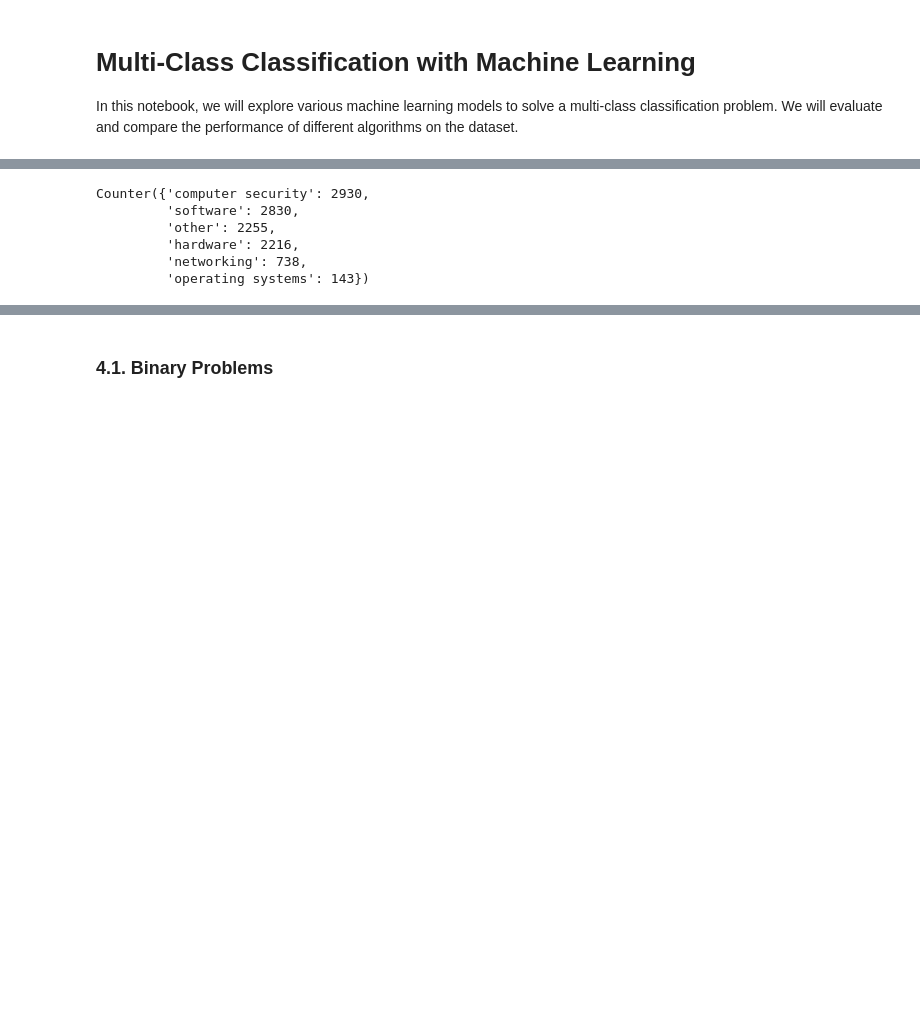
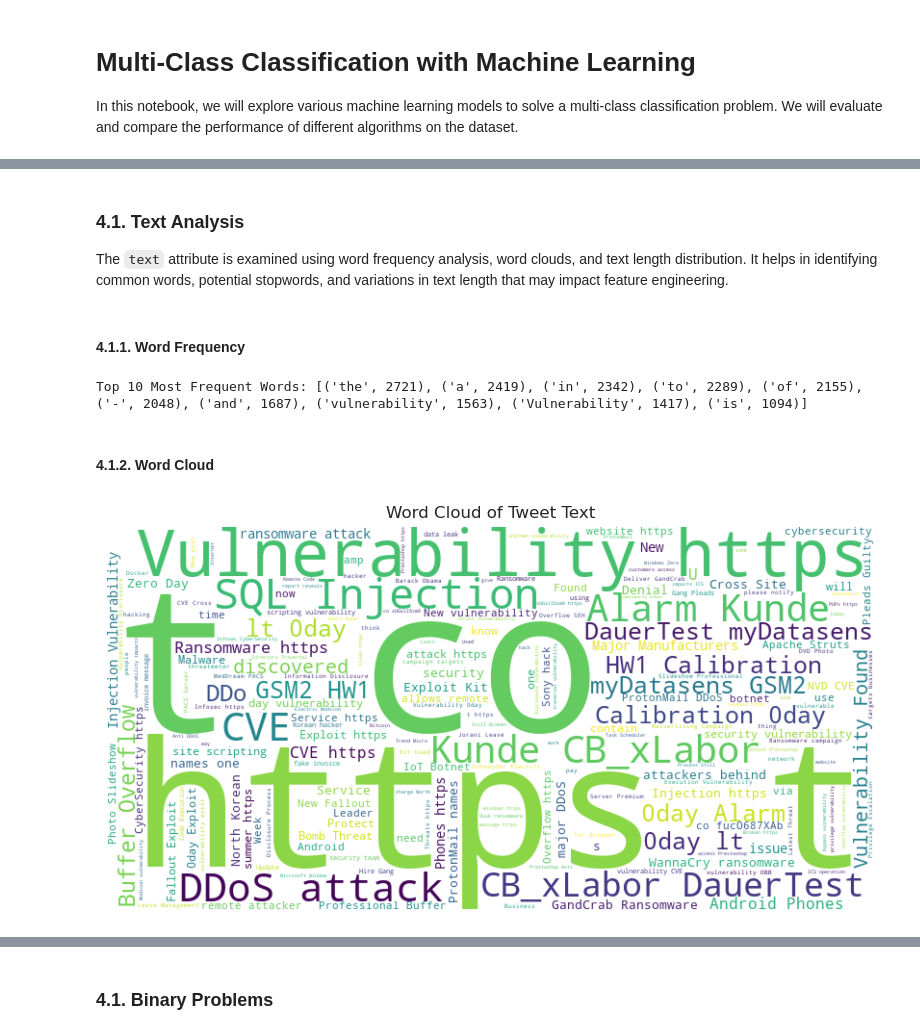
Before and after one commit to IrfEazy/msc-thesis, a Jupyter notebook: MultiLabelClassification.ipynb, the cells around one changed output, grey strips where cells are left out. Cells and saved outputs as stored; diff of their text form; code cells hidden in the pictures; blank space fills up the shorter version.

```diff
--- a/MultiLabelClassification.ipynb
+++ b/MultiLabelClassification.ipynb
@@ -191,26 +209,0 @@ For the goal of the project, the categories of interest are:
-# %%
-FIX_TARGETS = {
-    'computer security': 'computer security',
-    'operating systems': 'operating systems',
-    'software': 'software',
-    'programming languages': 'software',
-    'hardware': 'hardware',
-    'electronic components': 'hardware',
-    'networking': 'networking',
-    'internet technology': 'networking'
-}
-
-chosen_categories = [
-    list(set(FIX_TARGETS.keys()) & set(s))
-    for s in threat_tweets['watson_list']
-]
-
-for i, watson_list in enumerate(chosen_categories):
-    temp = list(set([FIX_TARGETS[c] for c in watson_list]))
-    if len(temp) < 1:
-        temp = ['other']
-    chosen_categories[i] = temp
-
-threat_tweets['target'] = chosen_categories
-
-threat_tweets.head()
@@ -224,10 +210,28 @@ threat_tweets.head()
-# %%
-counts_classes = Counter([item[0] for item in chosen_categories])
-counts_classes
-# %% [output]
-Counter({'computer security': 2930,
-         'software': 2830,
-         'other': 2255,
-         'hardware': 2216,
-         'networking': 738,
-         'operating systems': 143})
+# %% [markdown]
+### 4.1. Text Analysis
+The `text` attribute is examined using word frequency analysis, word clouds, and text length distribution.
+It helps in identifying common words, potential stopwords, and variations in text length that may impact feature engineering.
+# %% [markdown]
+#### 4.1.1. Word Frequency
+# %%
+all_words = ' '.join(threat_tweets['text']).split()
+word_freq = Counter(all_words)
+print("Top 10 Most Frequent Words:", word_freq.most_common(10))
+# %% [output]
+Top 10 Most Frequent Words: [('the', 2721), ('a', 2419), ('in', 2342), ('to', 2289), ('of', 2155), ('-', 2048), ('and', 1687), ('vulnerability', 1563), ('Vulnerability', 1417), ('is', 1094)]
+# %% [markdown]
+#### 4.1.2. Word Cloud
+# %%
+wordcloud = WordCloud(
+    width=800,
+    height=400,
+    background_color='white'
+).generate(text=' '.join(threat_tweets['text']))
+
+plt.figure(figsize=(15, 5))
+plt.imshow(X=wordcloud, interpolation='bilinear')
+plt.axis('off')
+plt.title('Word Cloud of Tweet Text')
+plt.show()
+# %% [output]
+[figure, added]
```
Also changed, not shown: parts of 99 cells of this notebook.
